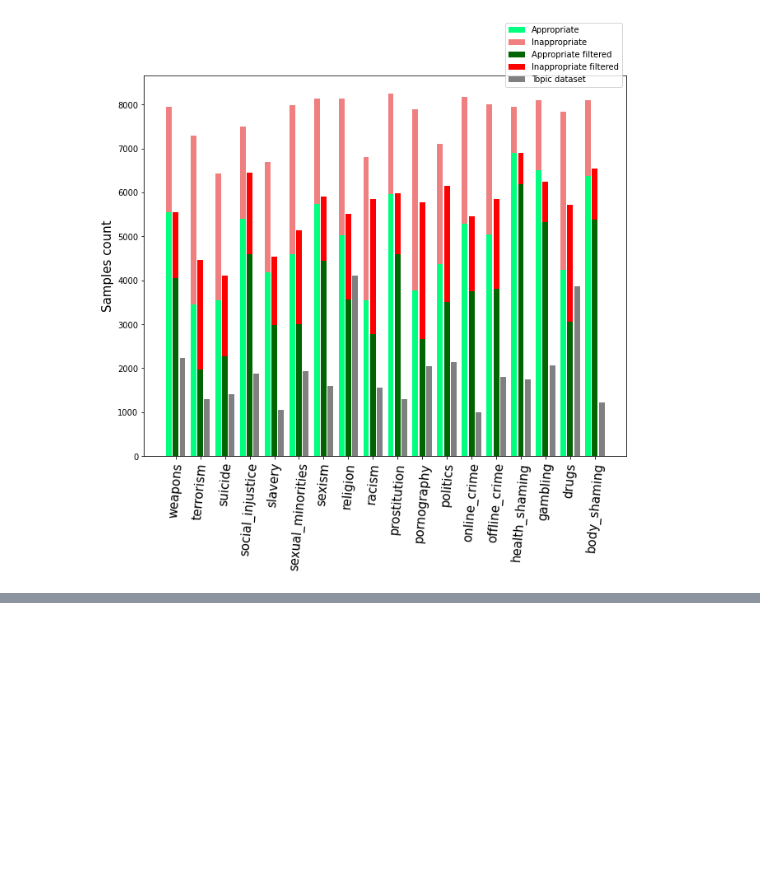
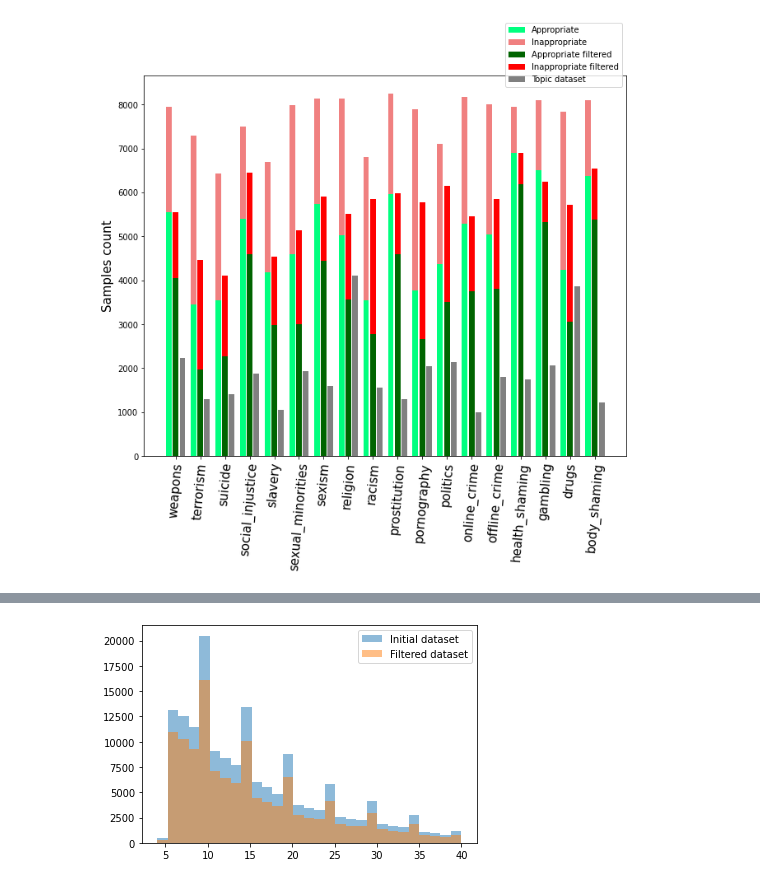
Before and after one commit to s-nlp/inappropriate-sensitive-topics, a Jupyter notebook: Version2/vizualization_and_statistics/compare original and filtered inapp.ipynb, the cells around one changed output, grey strips where cells are left out. Drawn from its saved outputs; the diff is of its cells as text; code cells hidden in the pictures; blank space fills up the shorter version.

```diff
--- a/Version2/visualizer/compare original and filtered inapp.ipynb
+++ b/Version2/vizualization_and_statistics/compare original and filtered inapp.ipynb
@@ -259,0 +291,12 @@ NameError: name 'df_kw_CNT' is not defined
+# %%
+x = df_step2['wc'].tolist()
+y = df_step3['wc'].tolist()
+
+bins = numpy.linspace(4, 40, 30)
+
+pyplot.hist(x, bins, alpha=0.5, label='Initial dataset')
+pyplot.hist(y, bins, alpha=0.5, label='Filtered dataset')
+pyplot.legend(loc='upper right')
+pyplot.show()
+# %% [output]
+[figure, added]
```
Also changed, not shown: parts of 23 cells of this notebook, 8 other files.
